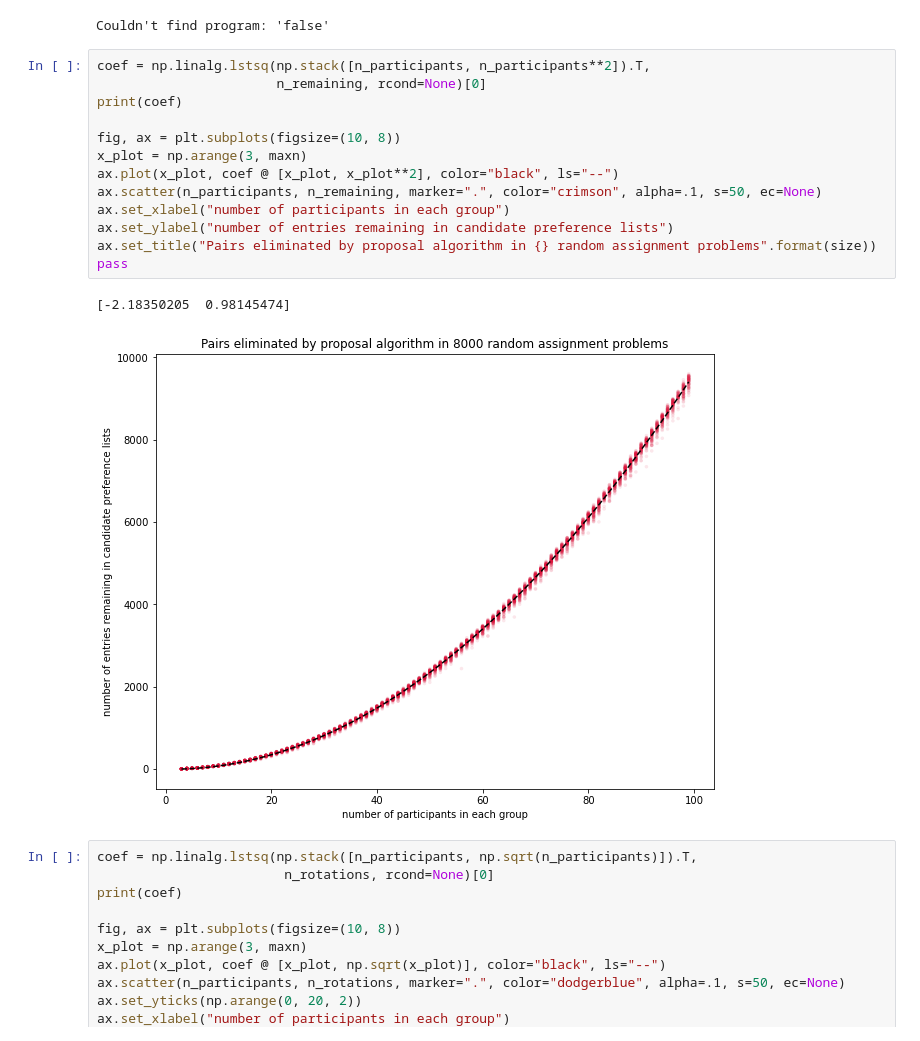
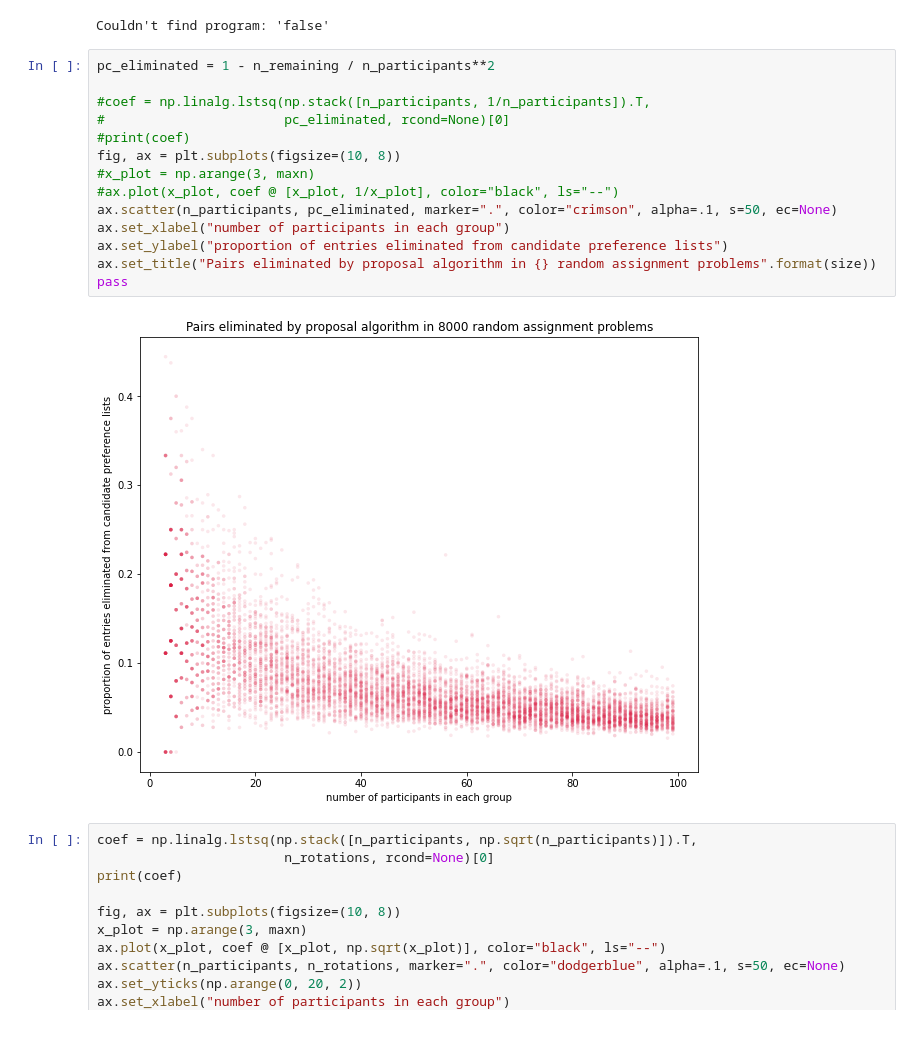
Before and after one commit to maxkapur/assignment, a Jupyter notebook: discussion.ipynb, the cells around one changed output. Drawn from its saved outputs; the diff is of its cells as text.

```diff
--- a/discussion.ipynb
+++ b/discussion.ipynb
@@ -336,21 +336,21 @@ n_rotations = np.array(n_rotations)
 # %% [output]
 Couldn't find program: 'false'
 # %%
-coef = np.linalg.lstsq(np.stack([n_participants, n_participants**2]).T,
-                       n_remaining, rcond=None)[0]
-print(coef)
+pc_eliminated = 1 - n_remaining / n_participants**2
 
+#coef = np.linalg.lstsq(np.stack([n_participants, 1/n_participants]).T,
+#                       pc_eliminated, rcond=None)[0]
+#print(coef)
 fig, ax = plt.subplots(figsize=(10, 8))
-x_plot = np.arange(3, maxn)
-ax.plot(x_plot, coef @ [x_plot, x_plot**2], color="black", ls="--")
-ax.scatter(n_participants, n_remaining, marker=".", color="crimson", alpha=.1, s=50, ec=None)
+#x_plot = np.arange(3, maxn)
+#ax.plot(x_plot, coef @ [x_plot, 1/x_plot], color="black", ls="--")
+ax.scatter(n_participants, pc_eliminated, marker=".", color="crimson", alpha=.1, s=50, ec=None)
 ax.set_xlabel("number of participants in each group")
-ax.set_ylabel("number of entries remaining in candidate preference lists")
+ax.set_ylabel("proportion of entries eliminated from candidate preference lists")
 ax.set_title("Pairs eliminated by proposal algorithm in {} random assignment problems".format(size))
 pass
 # %% [output]
-[-2.18350205  0.98145474]
-[figure, old version]
+[figure, new version]
 # %%
 coef = np.linalg.lstsq(np.stack([n_participants, np.sqrt(n_participants)]).T,
                         n_rotations, rcond=None)[0]
```
Also changed, not shown: parts of 5 cells of this notebook, 1 other file.
